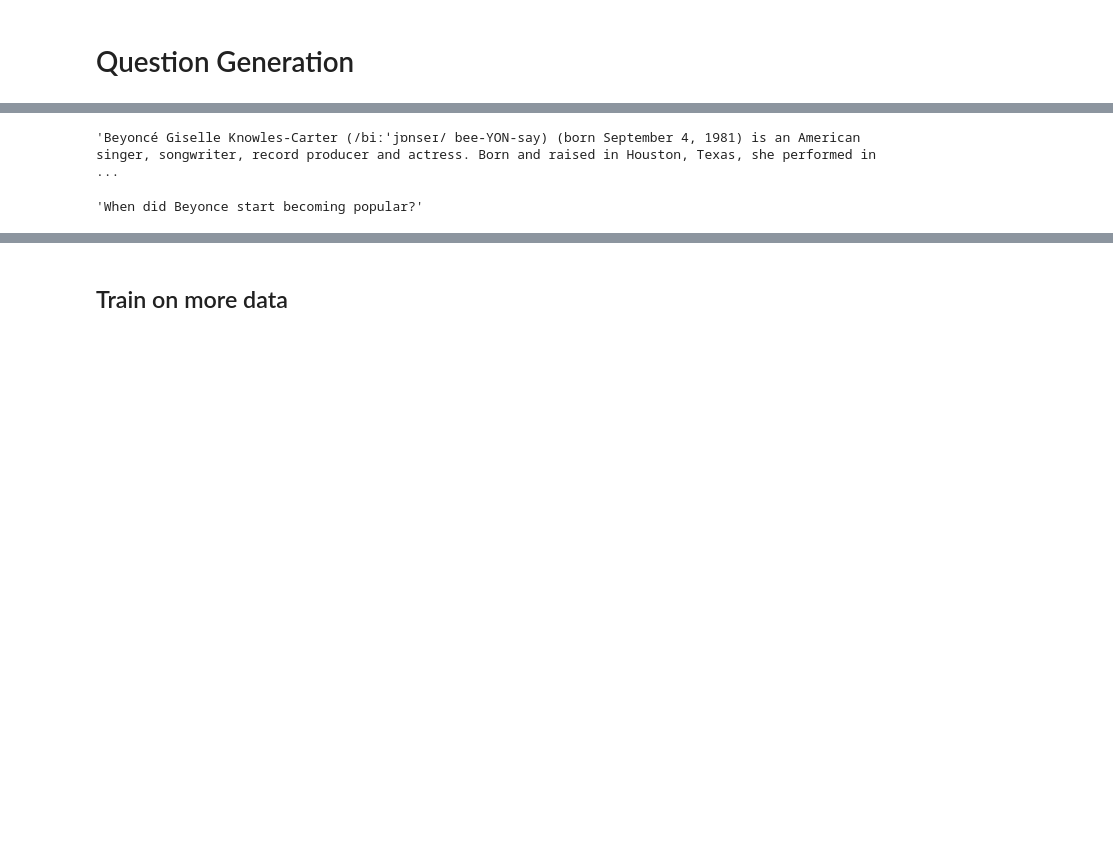
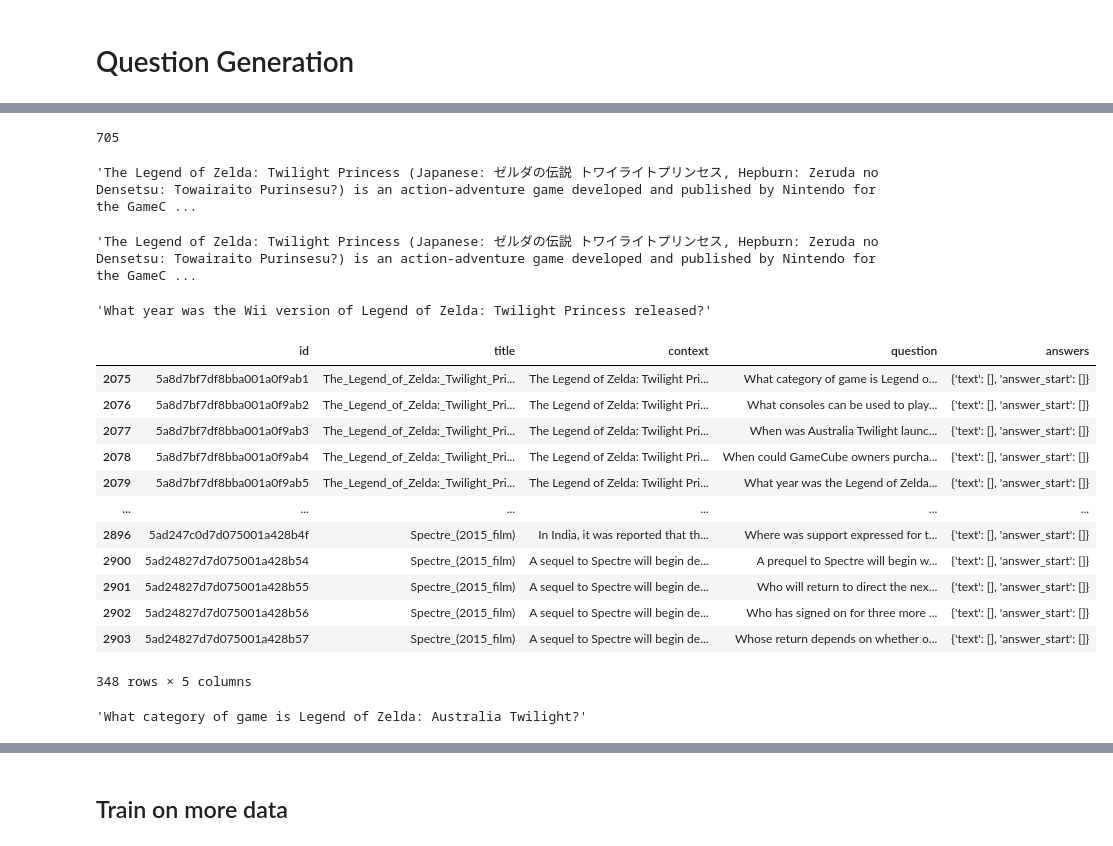
Before and after one commit to sjacob-07/quizachu, a Jupyter notebook: notebooks/Question_Generation.ipynb, the cells around one changed output, grey strips where cells are left out. Drawn from its saved outputs; the diff is of its cells as text; code cells hidden in the pictures; blank space fills up the shorter version.

Commit message:
Propose final question generation model using Flan T5

```diff
--- a/notebooks/Question_Generation.ipynb
+++ b/notebooks/Question_Generation.ipynb
@@ -4,7 +4,9 @@
 from datasets import load_dataset
 from transformers import AutoTokenizer, TFT5ForConditionalGeneration
 import tensorflow as tf
+import numpy as np
+import pandas as pd
 
 squad_v2_data = load_dataset("squad_v2")
-train_set = squad_v2_data["train"]
-val_set = squad_v2_data["validation"]
+train_set = squad_v2_data["train"][:500]
+val_set = squad_v2_data["validation"][:1000]
@@ -35,15 +19,46 @@ All PyTorch model weights were used when initializing TFT5ForConditionalGenerati
 All the weights of TFT5ForConditionalGeneration were initialized from the PyTorch model.
 If your task is similar to the task the model of the checkpoint was trained on, you can already use TFT5ForConditionalGeneration for predictions without further training.
 # %%
-test_context = train_set["context"][0]
+# First, take a test context for which we will consider one answerable question, and one unanswerable question.
+test_context = train_set["context"][2075]
+print(len(test_context))
 test_context
 # %% [output]
-'Beyoncé Giselle Knowles-Carter (/biːˈjɒnseɪ/ bee-YON-say) (born September 4, 1981) is an American singer, songwriter, record producer and actress. Born and raised in Houston, Texas, she performed in  ...
+705
+'The Legend of Zelda: Twilight Princess (Japanese: ゼルダの伝説 トワイライトプリンセス, Hepburn: Zeruda no Densetsu: Towairaito Purinsesu?) is an action-adventure game developed and published by Nintendo for the GameC ...
+# %%
+train_set["context"][2074]
+# %% [output]
+'The Legend of Zelda: Twilight Princess (Japanese: ゼルダの伝説 トワイライトプリンセス, Hepburn: Zeruda no Densetsu: Towairaito Purinsesu?) is an action-adventure game developed and published by Nintendo for the GameC ...
 # %%
-test_question = train_set["question"][0]
+test_question = train_set["question"][2074]
 test_question
 # %% [output]
-'When did Beyonce start becoming popular?'
+'What year was the Wii version of Legend of Zelda: Twilight Princess released?'
+# %%
+train_set_df = pd.DataFrame(train_set)
+
+unanswerable_mask = (train_set_df["answers"] == {'text': [], 'answer_start': []})
+train_set_df[unanswerable_mask]
+# %% [output]
+|  | id | title | context | question | answers |
+| 2075 | 5a8d7bf7df8bba001a0f9ab1 | The_Legend_of_Zelda:_Twilight_Pri... | The Legend of Zelda: Twilight Pri... | What category of game is Legend o... | {'text': [], 'answer_start': []} |
+| 2076 | 5a8d7bf7df8bba001a0f9ab2 | The_Legend_of_Zelda:_Twilight_Pri... | The Legend of Zelda: Twilight Pri... | What consoles can be used to play... | {'text': [], 'answer_start': []} |
+| 2077 | 5a8d7bf7df8bba001a0f9ab3 | The_Legend_of_Zelda:_Twilight_Pri... | The Legend of Zelda: Twilight Pri... | When was Australia Twilight launc... | {'text': [], 'answer_start': []} |
+| 2078 | 5a8d7bf7df8bba001a0f9ab4 | The_Legend_of_Zelda:_Twilight_Pri... | The Legend of Zelda: Twilight Pri... | When could GameCube owners purcha... | {'text': [], 'answer_start': []} |
+| 2079 | 5a8d7bf7df8bba001a0f9ab5 | The_Legend_of_Zelda:_Twilight_Pri... | The Legend of Zelda: Twilight Pri... | What year was the Legend of Zelda... | {'text': [], 'answer_start': []} |
+| ... | ... | ... | ... | ... | ... |
+| 2896 | 5ad247c0d7d075001a428b4f | Spectre_(2015_film) | In India, it was reported that th... | Where was support expressed for t... | {'text': [], 'answer_start': []} |
+| 2900 | 5ad24827d7d075001a428b54 | Spectre_(2015_film) | A sequel to Spectre will begin de... | A prequel to Spectre will begin w... | {'text': [], 'answer_start': []} |
+| 2901 | 5ad24827d7d075001a428b55 | Spectre_(2015_film) | A sequel to Spectre will begin de... | Who will return to direct the nex... | {'text': [], 'answer_start': []} |
+| 2902 | 5ad24827d7d075001a428b56 | Spectre_(2015_film) | A sequel to Spectre will begin de... | Who has signed on for three more ... | {'text': [], 'answer_start': []} |
+| 2903 | 5ad24827d7d075001a428b57 | Spectre_(2015_film) | A sequel to Spectre will begin de... | Whose return depends on whether o... | {'text': [], 'answer_start': []} |
+348 rows × 5 columns
+# %%
+test_question_impossible = train_set["question"][2075]
+test_question_impossible
+# %% [output]
+'What category of game is Legend of Zelda: Australia Twilight?'
 # %%
 len(test_question)
 # %% [output]
```
Also changed, not shown: parts of 14 cells of this notebook, 1 other file.
